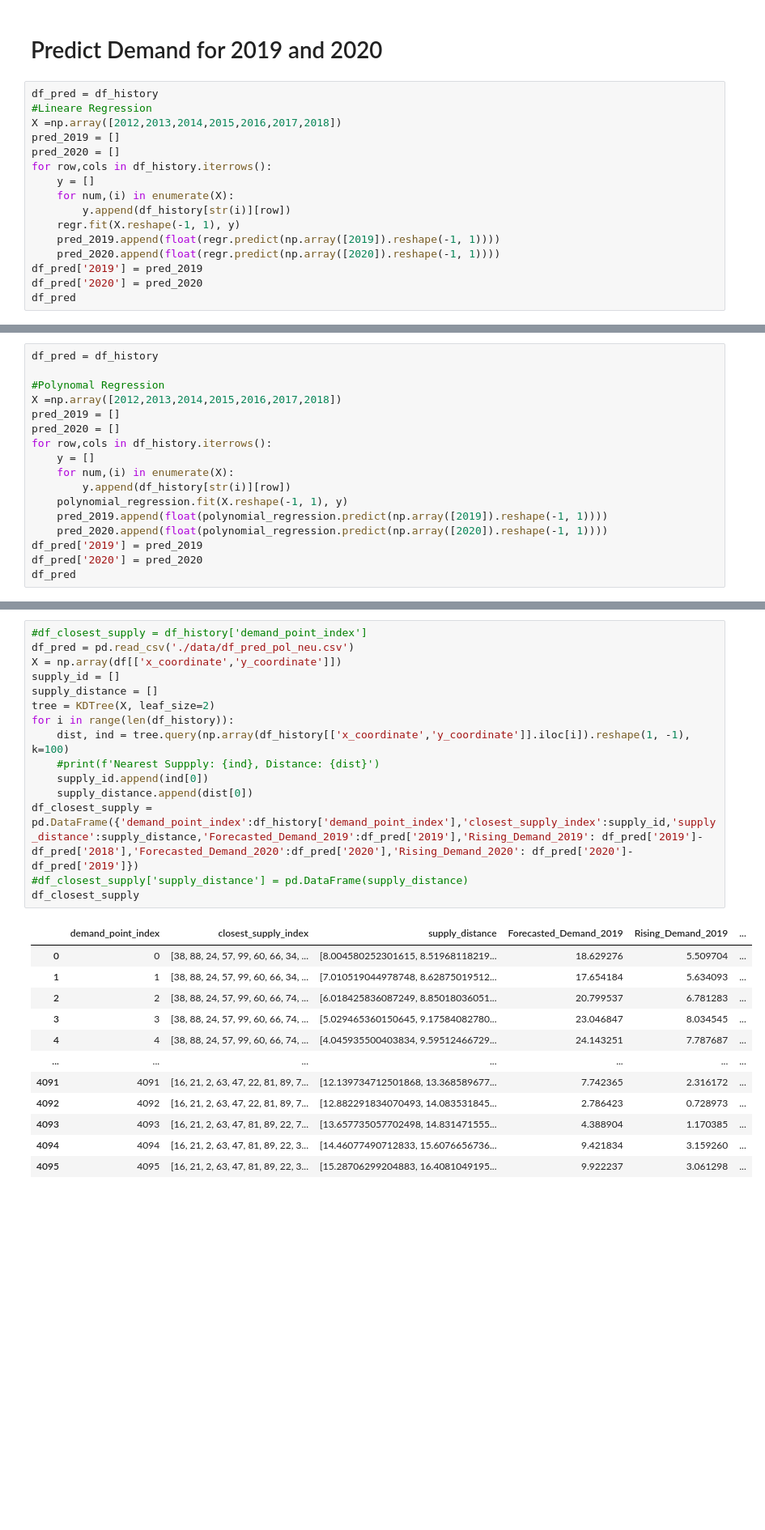
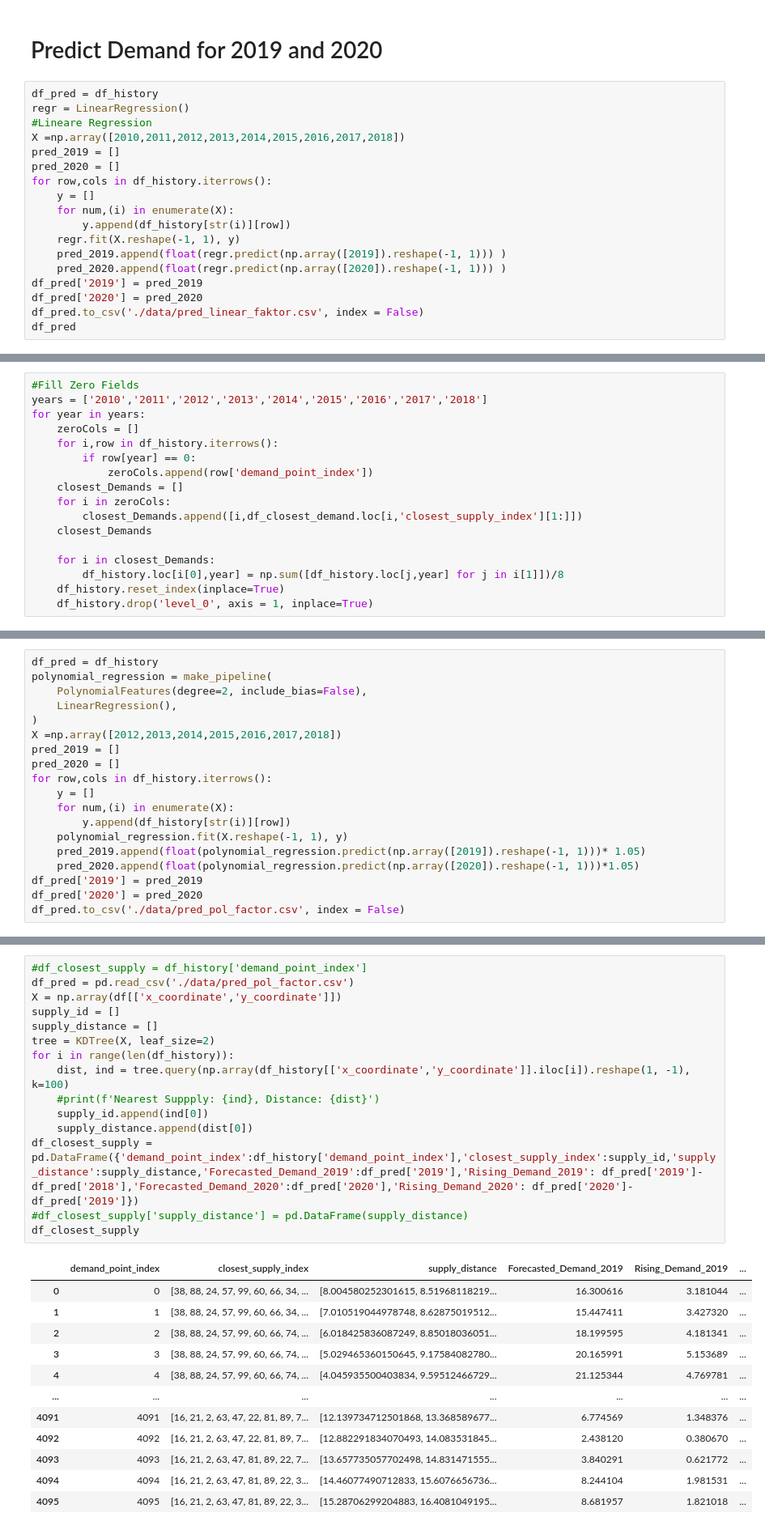
Before and after one commit to Sebbo19995/Shell_AI_Hackaton, a Jupyter notebook: Exploration.ipynb, the cells around one changed output, grey strips where cells are left out. Shown: that part at 81% size. Drawn from its saved outputs; the diff is of its cells as text; blank space fills up the shorter version.

Commit message:
Setted up pipeline

```diff
--- a/Exploration.ipynb
+++ b/Exploration.ipynb
@@ -69,8 +29,9 @@ df_pred = df_history
 # Predict Demand for 2019 and 2020
 # %%
 df_pred = df_history
+regr = LinearRegression()
 #Lineare Regression
-X =np.array([2012,2013,2014,2015,2016,2017,2018])
+X =np.array([2010,2011,2012,2013,2014,2015,2016,2017,2018])
 pred_2019 = []
 pred_2020 = []
 for row,cols in df_history.iterrows():
@@ -78,9 +39,10 @@ for row,cols in df_history.iterrows():
     for num,(i) in enumerate(X):
         y.append(df_history[str(i)][row])
     regr.fit(X.reshape(-1, 1), y)
-    pred_2019.append(float(regr.predict(np.array([2019]).reshape(-1, 1))))
-    pred_2020.append(float(regr.predict(np.array([2020]).reshape(-1, 1))))
+    pred_2019.append(float(regr.predict(np.array([2019]).reshape(-1, 1))) )
+    pred_2020.append(float(regr.predict(np.array([2020]).reshape(-1, 1))) )
 df_pred['2019'] = pred_2019
 df_pred['2020'] = pred_2020
+df_pred.to_csv('./data/pred_linear_faktor.csv', index = False)
 df_pred
 # %% [output]
@@ -104,0 +62,17 @@ polynomial_regression = make_pipeline(
+# %%
+#Fill Zero Fields
+years = ['2010','2011','2012','2013','2014','2015','2016','2017','2018']
+for year in years:
+    zeroCols = []
+    for i,row in df_history.iterrows():
+        if row[year] == 0:
+            zeroCols.append(row['demand_point_index'])
+    closest_Demands = []
+    for i in zeroCols:
+        closest_Demands.append([i,df_closest_demand.loc[i,'closest_supply_index'][1:]])
+    closest_Demands
+
+    for i in closest_Demands:
+        df_history.loc[i[0],year] = np.sum([df_history.loc[j,year] for j in i[1]])/8
+    df_history.reset_index(inplace=True)
+    df_history.drop('level_0', axis = 1, inplace=True)
@@ -105,7 +97,9 @@ polynomial_regression = make_pipeline(
 # %%
 df_pred = df_history
-
-#Polynomal Regression
+polynomial_regression = make_pipeline(
+    PolynomialFeatures(degree=2, include_bias=False),
+    LinearRegression(),
+)
 X =np.array([2012,2013,2014,2015,2016,2017,2018])
 pred_2019 = []
 pred_2020 = []
@@ -114,8 +108,8 @@ for row,cols in df_history.iterrows():
     for num,(i) in enumerate(X):
         y.append(df_history[str(i)][row])
     polynomial_regression.fit(X.reshape(-1, 1), y)
-    pred_2019.append(float(polynomial_regression.predict(np.array([2019]).reshape(-1, 1))))
-    pred_2020.append(float(polynomial_regression.predict(np.array([2020]).reshape(-1, 1))))
+    pred_2019.append(float(polynomial_regression.predict(np.array([2019]).reshape(-1, 1)))* 1.05)
+    pred_2020.append(float(polynomial_regression.predict(np.array([2020]).reshape(-1, 1)))*1.05)
 df_pred['2019'] = pred_2019
 df_pred['2020'] = pred_2020
-df_pred
+df_pred.to_csv('./data/pred_pol_factor.csv', index = False)
@@ -142,29 +122,29 @@ df_pred.to_csv('./data/df_pred_pol_neu.csv', index=False)
 # %%
 #df_closest_supply = df_history['demand_point_index']
-df_pred = pd.read_csv('./data/df_pred_pol_neu.csv')
+df_pred = pd.read_csv('./data/pred_pol_factor.csv')
 X = np.array(df[['x_coordinate','y_coordinate']])
 supply_id = []
 supply_distance = []
 tree = KDTree(X, leaf_size=2)
 for i in range(len(df_history)):
     dist, ind = tree.query(np.array(df_history[['x_coordinate','y_coordinate']].iloc[i]).reshape(1, -1), k=100)
     #print(f'Nearest Suppply: {ind}, Distance: {dist}')
     supply_id.append(ind[0])
     supply_distance.append(dist[0])
 df_closest_supply = pd.DataFrame({'demand_point_index':df_history['demand_point_index'],'closest_supply_index':supply_id,'supply_distance':supply_distance,'Forecasted_Demand_2019':df_pred['2019'],'Rising_Demand_2019': df_pred['2019']-df_pred['2018'],'Forecasted_Demand_2020':df_pred['2020'],'Rising_Demand_2020': df_pred['2020']-df_pred['2019']})
 #df_closest_supply['supply_distance'] = pd.DataFrame(supply_distance)
 df_closest_supply
 # %% [output]
 |  | demand_point_index | closest_supply_index | supply_distance | Forecasted_Demand_2019 | Rising_Demand_2019 | ... |
-| 0 | 0 | [38, 88, 24, 57, 99, 60, 66, 34, ... | [8.004580252301615, 8.51968118219... | 18.629276 | 5.509704 | ... |
-| 1 | 1 | [38, 88, 24, 57, 99, 60, 66, 34, ... | [7.010519044978748, 8.62875019512... | 17.654184 | 5.634093 | ... |
-| 2 | 2 | [38, 88, 24, 57, 99, 60, 66, 74, ... | [6.018425836087249, 8.85018036051... | 20.799537 | 6.781283 | ... |
-| 3 | 3 | [38, 88, 24, 57, 99, 60, 66, 74, ... | [5.029465360150645, 9.17584082780... | 23.046847 | 8.034545 | ... |
-| 4 | 4 | [38, 88, 24, 57, 99, 60, 66, 74, ... | [4.045935500403834, 9.59512466729... | 24.143251 | 7.787687 | ... |
+| 0 | 0 | [38, 88, 24, 57, 99, 60, 66, 34, ... | [8.004580252301615, 8.51968118219... | 16.300616 | 3.181044 | ... |
+| 1 | 1 | [38, 88, 24, 57, 99, 60, 66, 34, ... | [7.010519044978748, 8.62875019512... | 15.447411 | 3.427320 | ... |
+| 2 | 2 | [38, 88, 24, 57, 99, 60, 66, 74, ... | [6.018425836087249, 8.85018036051... | 18.199595 | 4.181341 | ... |
+| 3 | 3 | [38, 88, 24, 57, 99, 60, 66, 74, ... | [5.029465360150645, 9.17584082780... | 20.165991 | 5.153689 | ... |
+| 4 | 4 | [38, 88, 24, 57, 99, 60, 66, 74, ... | [4.045935500403834, 9.59512466729... | 21.125344 | 4.769781 | ... |
 | ... | ... | ... | ... | ... | ... | ... |
-| 4091 | 4091 | [16, 21, 2, 63, 47, 22, 81, 89, 7... | [12.139734712501868, 13.368589677... | 7.742365 | 2.316172 | ... |
-| 4092 | 4092 | [16, 21, 2, 63, 47, 22, 81, 89, 7... | [12.882291834070493, 14.083531845... | 2.786423 | 0.728973 | ... |
-| 4093 | 4093 | [16, 21, 2, 63, 47, 81, 89, 22, 7... | [13.657735057702498, 14.831471555... | 4.388904 | 1.170385 | ... |
-| 4094 | 4094 | [16, 21, 2, 63, 47, 81, 89, 22, 3... | [14.46077490712833, 15.6076656736... | 9.421834 | 3.159260 | ... |
-| 4095 | 4095 | [16, 21, 2, 63, 47, 81, 89, 22, 3... | [15.28706299204883, 16.4081049195... | 9.922237 | 3.061298 | ... |
+| 4091 | 4091 | [16, 21, 2, 63, 47, 22, 81, 89, 7... | [12.139734712501868, 13.368589677... | 6.774569 | 1.348376 | ... |
+| 4092 | 4092 | [16, 21, 2, 63, 47, 22, 81, 89, 7... | [12.882291834070493, 14.083531845... | 2.438120 | 0.380670 | ... |
+| 4093 | 4093 | [16, 21, 2, 63, 47, 81, 89, 22, 7... | [13.657735057702498, 14.831471555... | 3.840291 | 0.621772 | ... |
+| 4094 | 4094 | [16, 21, 2, 63, 47, 81, 89, 22, 3... | [14.46077490712833, 15.6076656736... | 8.244104 | 1.981531 | ... |
+| 4095 | 4095 | [16, 21, 2, 63, 47, 81, 89, 22, 3... | [15.28706299204883, 16.4081049195... | 8.681957 | 1.821018 | ... |
 4096 rows × 7 columns
```
Also changed, not shown: parts of 75 cells of this notebook.
